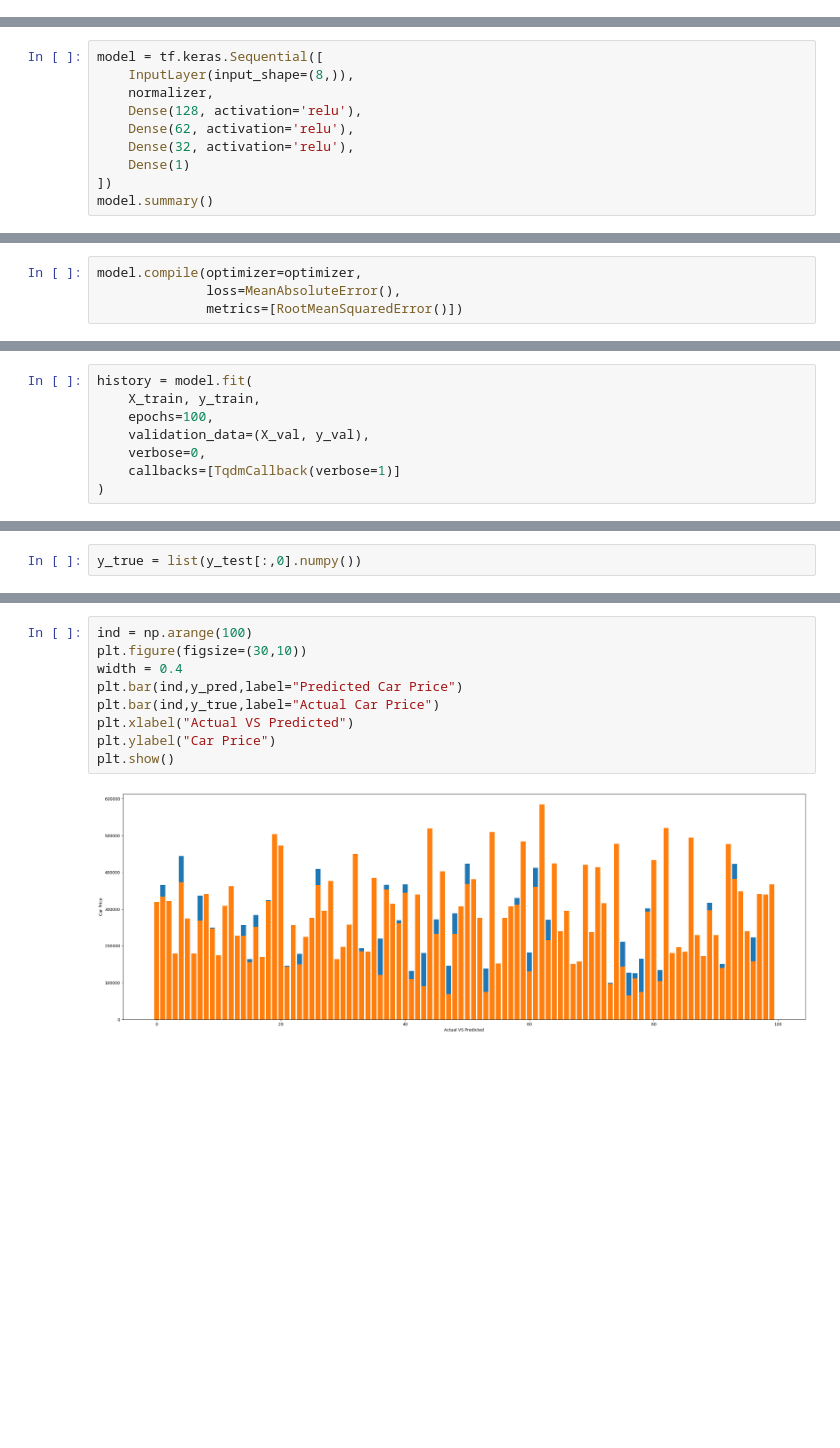
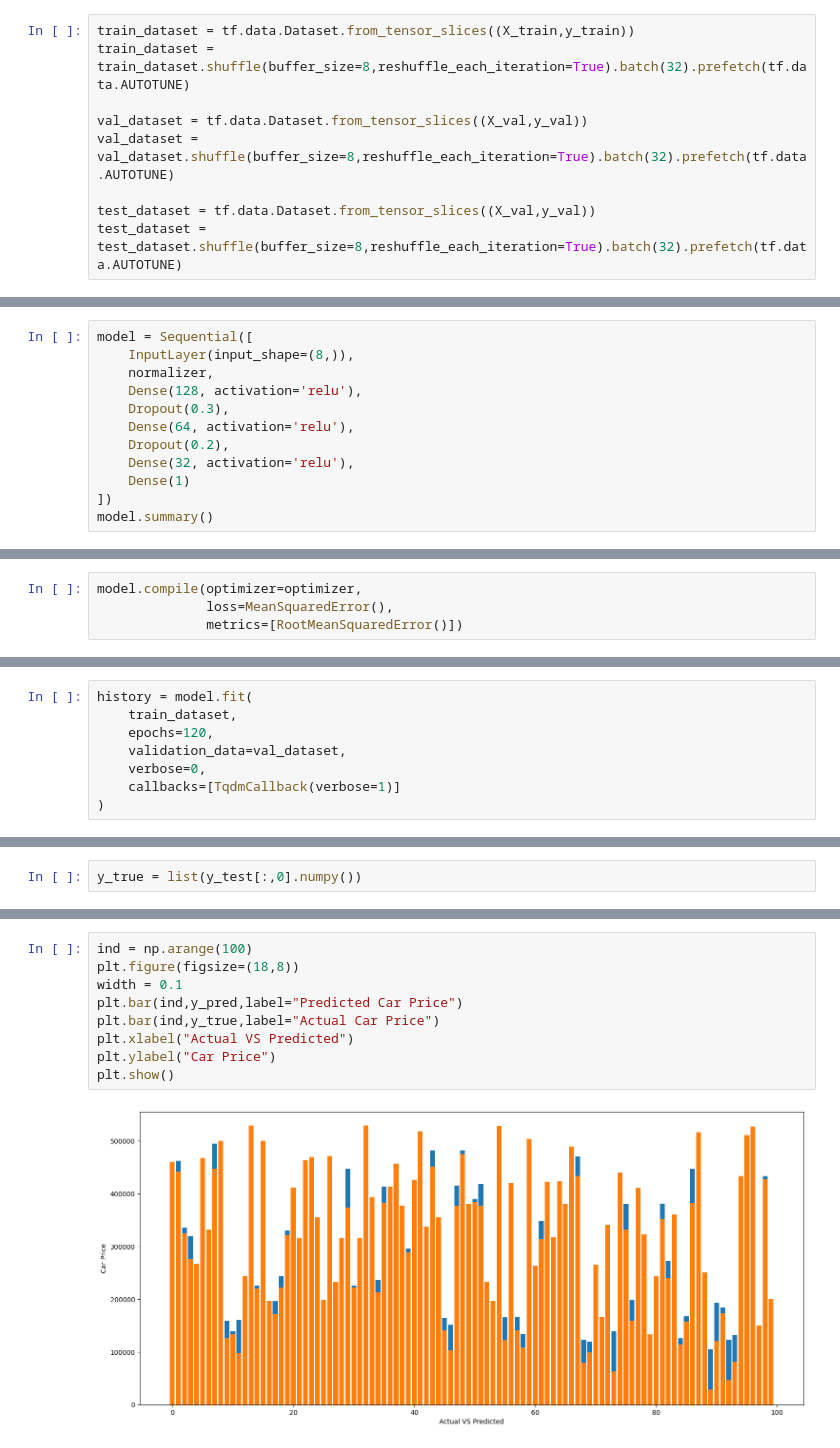
Before and after one commit to Kiran-Pokhrel-91/DeepLearning, a Jupyter notebook: Car Price Prediction/Car_Price_Pred.ipynb, the cells around one changed output, grey strips where cells are left out. Saved outputs shown, nothing was run; the diff lists cells and outputs as text; blank space fills up the shorter version.

Commit message:
Improved model

```diff
--- a/Car Price Prediction/Car_Price_Pred.ipynb
+++ b/Car Price Prediction/Car_Price_Pred.ipynb
@@ -205,6 +206,15 @@ X_train.shape,y_train.shape,X_val.shape,y_val.shape,X_test.shape,y_test.shape
  TensorShape([100, 1]),
  TensorShape([100, 8]),
  TensorShape([100, 1]))
+# %%
+train_dataset = tf.data.Dataset.from_tensor_slices((X_train,y_train))
+train_dataset = train_dataset.shuffle(buffer_size=8,reshuffle_each_iteration=True).batch(32).prefetch(tf.data.AUTOTUNE)
+
+val_dataset = tf.data.Dataset.from_tensor_slices((X_val,y_val))
+val_dataset = val_dataset.shuffle(buffer_size=8,reshuffle_each_iteration=True).batch(32).prefetch(tf.data.AUTOTUNE)
+
+test_dataset = tf.data.Dataset.from_tensor_slices((X_val,y_val))
+test_dataset = test_dataset.shuffle(buffer_size=8,reshuffle_each_iteration=True).batch(32).prefetch(tf.data.AUTOTUNE)
 # %%
 normalizer = Normalization()
 normalizer.adapt(X_train)
@@ -227,11 +221,13 @@ array([[ 0.8389619 ,  0.82294333,  0.02233412, ...,  1.2354481 ,
 # %% [markdown]
 Normalizing data to ensure that each feature contributes equally to the learning process, preventing features with larger scales from dominating the model's decision-making process.
 # %%
-model = tf.keras.Sequential([
+model = Sequential([
     InputLayer(input_shape=(8,)),
     normalizer,
     Dense(128, activation='relu'),
-    Dense(62, activation='relu'),
+    Dropout(0.3),
+    Dense(64, activation='relu'),
+    Dropout(0.2),
     Dense(32, activation='relu'),
     Dense(1)
 ])
@@ -272,15 +272,15 @@ tf.keras.utils.plot_model(
 optimizer = Adam(learning_rate=0.1)
 # %%
 model.compile(optimizer=optimizer,
-              loss=MeanAbsoluteError(),
+              loss=MeanSquaredError(),
               metrics=[RootMeanSquaredError()])
 # %% [markdown]
 Since,there is `no any outliers` and the model is `regression`. Thus, it is best to use `MeanSquareError()`  as a loss function as it is highly sensitive to outliers::
 # %%
 history = model.fit(
-    X_train, y_train,
-    epochs=100,
-    validation_data=(X_val, y_val),
+    train_dataset,
+    epochs=120,
+    validation_data=val_dataset,
     verbose=0,
     callbacks=[TqdmCallback(verbose=1)]
 )
@@ -348,11 +321,11 @@ y_pred = list(model.predict(X_test)[:,0])
 # %%
 ind = np.arange(100)
-plt.figure(figsize=(30,10))
-width = 0.4
+plt.figure(figsize=(18,8))
+width = 0.1
 plt.bar(ind,y_pred,label="Predicted Car Price")
 plt.bar(ind,y_true,label="Actual Car Price")
 plt.xlabel("Actual VS Predicted")
 plt.ylabel("Car Price")
 plt.show()
 # %% [output]
-[figure, old version]
+[figure, new version]
```
Also changed, not shown: parts of 14 cells of this notebook.
